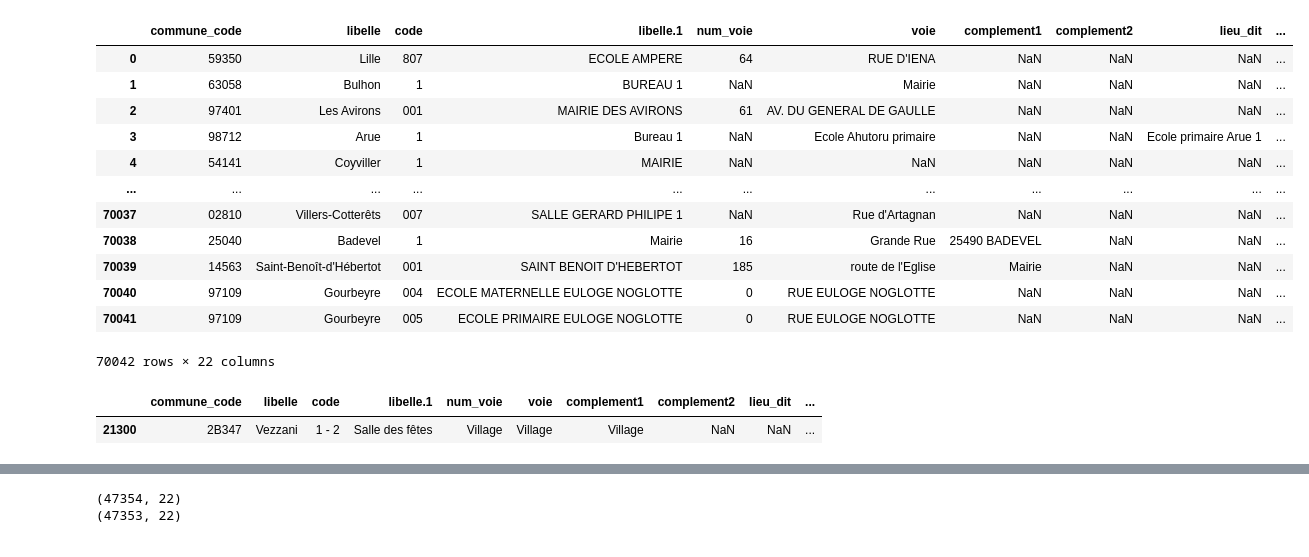
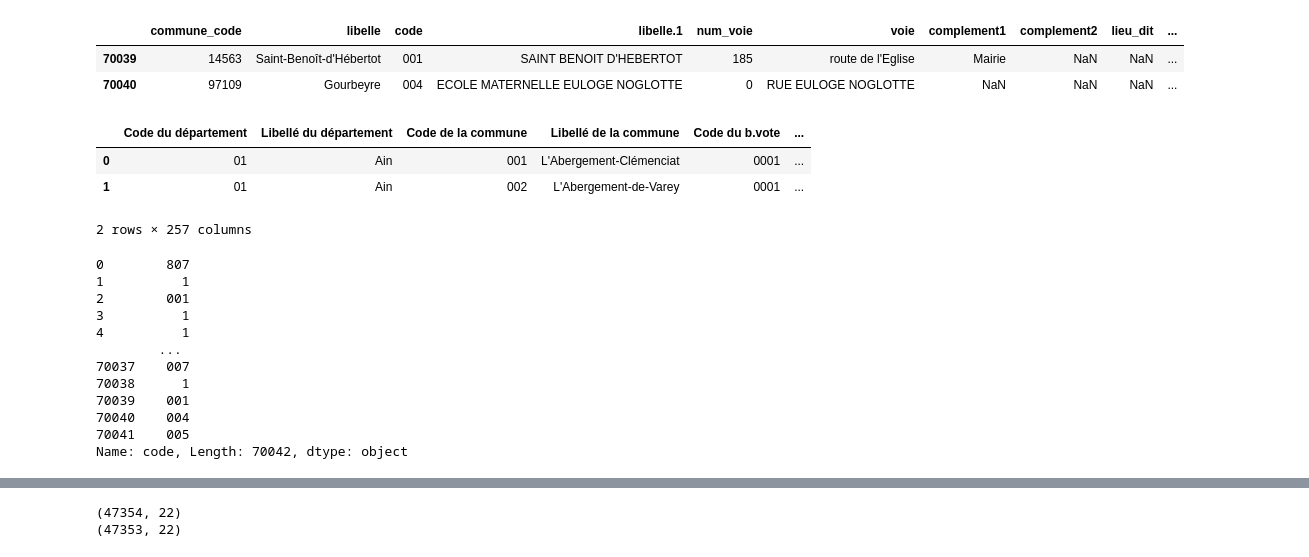
Before and after one commit to christian235711/IRIS_BV, a Jupyter notebook: BV_clean_31_08.ipynb, the cells around one changed output, grey strips where cells are left out. Drawn from its saved outputs; the diff is of its cells as text; code cells hidden in the pictures.

Commit message:
try except

```diff
--- a/BV_clean_31_08.ipynb
+++ b/BV_clean_31_08.ipynb
@@ -16,22 +274,20 @@ pd.set_option("display.max_columns",130)
 # %%
-bv_louis= pd.read_csv("C:/Users/Christian/Desktop/IRIS_BV_final/Bureau_de_votes_louis/CORRIGER/geo_bureaux_de_vote.csv", encoding="utf" )
-bv_louis
+# LOUIS
+bv_louis = pd.read_csv("C:/Users/Christian/Desktop/IRIS_BV_final/Bureau_de_votes_louis/CORRIGER/geo_bureaux_de_vote.csv", encoding="utf" )
+bv_louis = bv_louis[bv_louis["libelle"]!="Belfort"]
+bv_louis = bv_louis[bv_louis["libelle"]!="Pont-Saint-Esprit"] #
+bv_louis = bv_louis[bv_louis["libelle"]!="Gradignan"]
+bv_louis.loc[70041-2:70040,:]
 # %% [output]
 |  | commune_code | libelle | code | libelle.1 | num_voie | voie | complement1 | complement2 | lieu_dit | ... |
-| 0 | 59350 | Lille | 807 | ECOLE AMPERE | 64 | RUE D'IENA | NaN | NaN | NaN | ... |
-| 1 | 63058 | Bulhon | 1 | BUREAU 1 | NaN | Mairie | NaN | NaN | NaN | ... |
-| 2 | 97401 | Les Avirons | 001 | MAIRIE DES AVIRONS | 61 | AV. DU GENERAL DE GAULLE | NaN | NaN | NaN | ... |
-| 3 | 98712 | Arue | 1 | Bureau 1 | NaN | Ecole Ahutoru primaire | NaN | NaN | Ecole primaire Arue 1 | ... |
-| 4 | 54141 | Coyviller | 1 | MAIRIE | NaN | NaN | NaN | NaN | NaN | ... |
-| ... | ... | ... | ... | ... | ... | ... | ... | ... | ... | ... |
-| 70037 | 02810 | Villers-Cotterêts | 007 | SALLE GERARD PHILIPE 1 | NaN | Rue d'Artagnan | NaN | NaN | NaN | ... |
-| 70038 | 25040 | Badevel | 1 | Mairie | 16 | Grande Rue | 25490 BADEVEL | NaN | NaN | ... |
 | 70039 | 14563 | Saint-Benoît-d'Hébertot | 001 | SAINT BENOIT D'HEBERTOT | 185 | route de l'Eglise | Mairie | NaN | NaN | ... |
 | 70040 | 97109 | Gourbeyre | 004 | ECOLE MATERNELLE EULOGE NOGLOTTE | 0 | RUE EULOGE NOGLOTTE | NaN | NaN | NaN | ... |
-| 70041 | 97109 | Gourbeyre | 005 | ECOLE PRIMAIRE EULOGE NOGLOTTE | 0 | RUE EULOGE NOGLOTTE | NaN | NaN | NaN | ... |
-70042 rows × 22 columns
-# %%
-bv_louis[bv_louis["libelle"]=="Vezzani"]
-# %% [output]
-|  | commune_code | libelle | code | libelle.1 | num_voie | voie | complement1 | complement2 | lieu_dit | ... |
-| 21300 | 2B347 | Vezzani | 1 - 2 | Salle des fêtes | Village | Village | Village | NaN | NaN | ... |
+# %%
+# EUROPEEEN (AVEC LES ENTETES COMPLETS)
+bv_euro = pd.read_csv("C:/Users/Christian/Desktop/IRIS_BV_final/Bureau_de_votes_louis/CORRIGER/resultats-definitifs-par-bureau-de-vote_entete_complet.csv",sep=";",header=0, names=nom_colonnes, dtype=str,encoding="iso-8859-1")
+bv_euro.iloc[:2,:]
+# %% [output]
+|  | Code du département | Libellé du département | Code de la commune | Libellé de la commune | Code du b.vote | ... |
+| 0 | 01 | Ain | 001 | L'Abergement-Clémenciat | 0001 | ... |
+| 1 | 01 | Ain | 002 | L'Abergement-de-Varey | 0001 | ... |
+2 rows × 257 columns
@@ -37,0 +296,24 @@ bv_louis[bv_louis["libelle"]=="Vezzani"]
+# %%
+for i in range(bv_louis.shape[0]):
+    try :
+        bv_louis.iloc[i,2]=str(int(bv_louis.iloc[i,2]))
+    except:
+        if (bv_louis.iloc[i,2]=="Unique")|(bv_louis.iloc[i,2]=="unique")|(bv_louis.iloc[i,2]=="UNIQUE")|(bv_louis.iloc[i,2]=="BUR"):
+            bv_louis.iloc[i,2]="1"
+        if bv_louis.iloc[i,2]=="BV01":
+            bv_louis.iloc[i,2]="1"
+        if bv_louis.iloc[i,2]=="BV02":
+            bv_louis.iloc[i,2]="2"
+# %% [output]
+0        807
+1          1
+2        001
+3          1
+4          1
+        ...
+70037    007
+70038      1
+70039    001
+70040    004
+70041    005
+Name: code, Length: 70042, dtype: object
```
Also changed, not shown: parts of 21 cells of this notebook.
